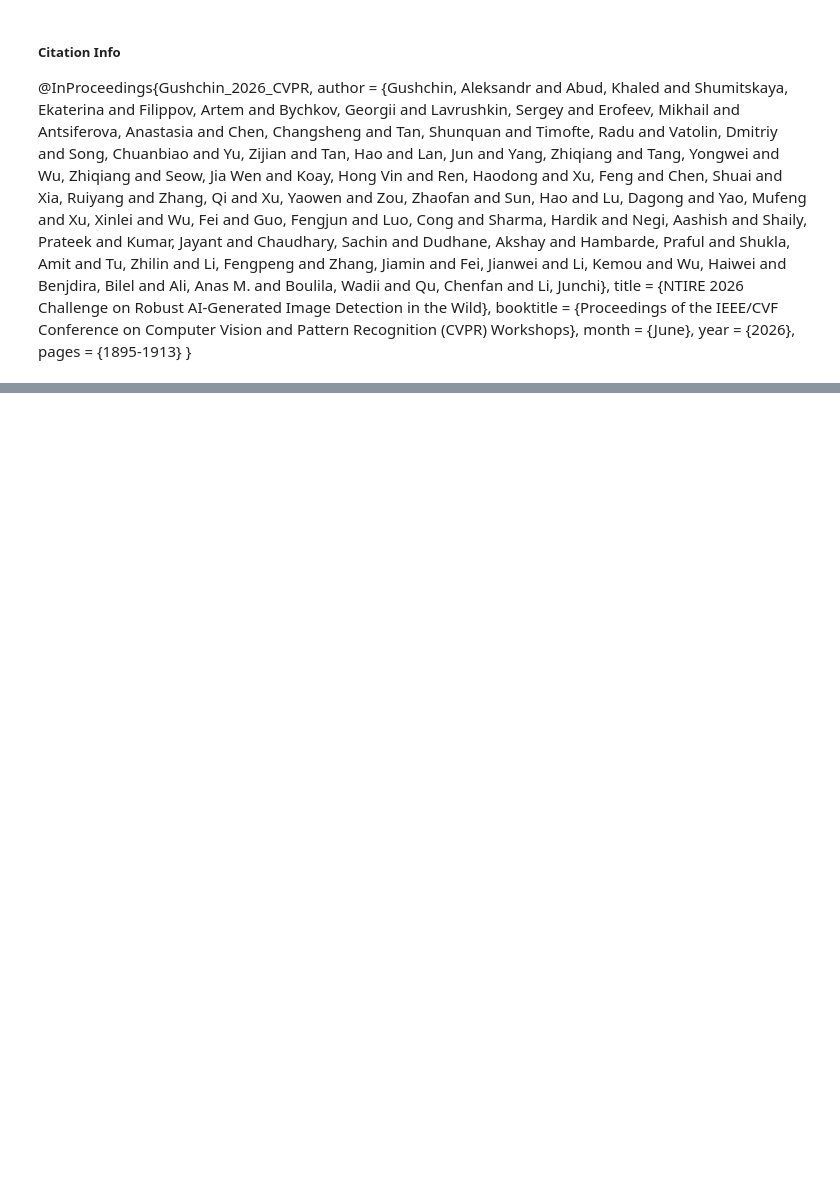
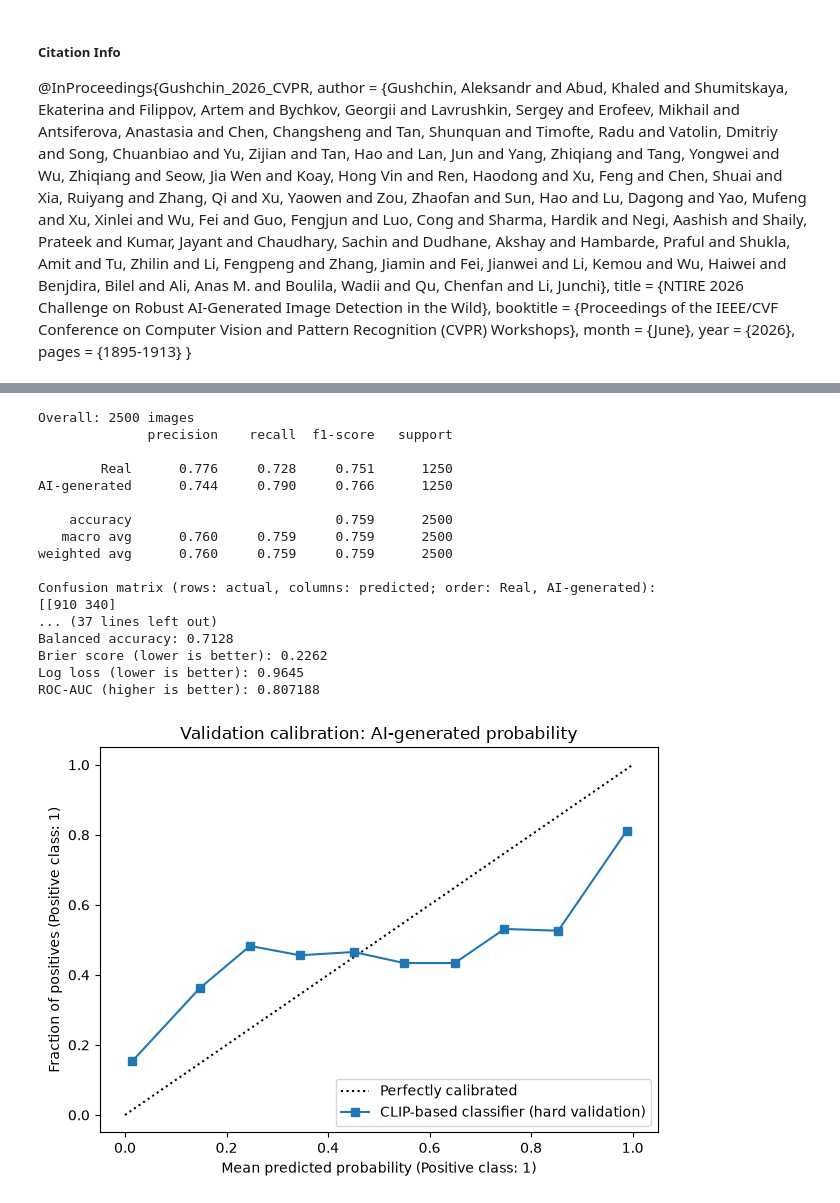
Before and after one commit to lbutch18/AI-Generated-Image-Detection, a Jupyter notebook: training/ntire/training_notebooks/CLIP_tuning.ipynb, the cells around one changed output, grey strips where cells are left out. Cells and saved outputs as stored; diff of their text form; code cells hidden in the pictures; blank space fills up the shorter version.

```diff
--- a/training/ntire/training_notebooks/CLIP_tuning.ipynb
+++ b/training/ntire/training_notebooks/CLIP_tuning.ipynb
@@ -249,6 +335,6 @@ plt.show()
 # %%
 # Get detailed metrics for the current model on the hard validation set
-model = torch.load('../models/ResNet50FineTuned_official_distortions.pth', map_location=device, weights_only=False)
+model = torch.load('../models/CLIPClassifier.pth', map_location=device, weights_only=False)
 
 import numpy as np
 import matplotlib.pyplot as plt
@@ -300,31 +386,50 @@ for subset_name, mask in [
     predicted = y_pred[mask]
     scores = y_ai_probability[mask]
     print(classification_report(
         labels,
         predicted,
         labels=[0, 1],
         target_names=["Real", "AI-generated"],
         digits=3,
         zero_division=0,
     ))
     print("Confusion matrix (rows: actual, columns: predicted; order: Real, AI-generated):")
     print(confusion_matrix(labels, predicted, labels=[0, 1]))
     print(f"Balanced accuracy: {balanced_accuracy_score(labels, predicted):.4f}")
     print(f"Brier score (lower is better): {brier_score_loss(labels, scores):.4f}")
     print(f"Log loss (lower is better): {log_loss(labels, scores, labels=[0, 1]):.4f}")
     if len(np.unique(labels)) == 2:
         print(f"ROC-AUC (higher is better): {roc_auc_score(labels, scores):.6f}")
     else:
         print("ROC-AUC is undefined: this subset contains only one class.")
 
 # Near the diagonal means predicted AI probabilities match observed AI frequencies.
 CalibrationDisplay.from_predictions(
     y_true,
     y_ai_probability,
     n_bins=10,
     strategy="uniform",
-    name="ResNet50 tuned (hard validation)",
+    name="CLIP-based classifier (hard validation)",
 )
 plt.title("Validation calibration: AI-generated probability")
 plt.tight_layout()
 plt.show()
+# %% [output]
+Overall: 2500 images
+              precision    recall  f1-score   support
+
+        Real      0.776     0.728     0.751      1250
+AI-generated      0.744     0.790     0.766      1250
+
+    accuracy                          0.759      2500
+   macro avg      0.760     0.759     0.759      2500
+weighted avg      0.760     0.759     0.759      2500
+
+Confusion matrix (rows: actual, columns: predicted; order: Real, AI-generated):
+[[910 340]
+... (37 lines left out)
+Balanced accuracy: 0.7128
+Brier score (lower is better): 0.2262
+Log loss (lower is better): 0.9645
+ROC-AUC (higher is better): 0.807188
+[figure, added]
```
Also changed, not shown: parts of 9 cells of this notebook, 3 other files.
